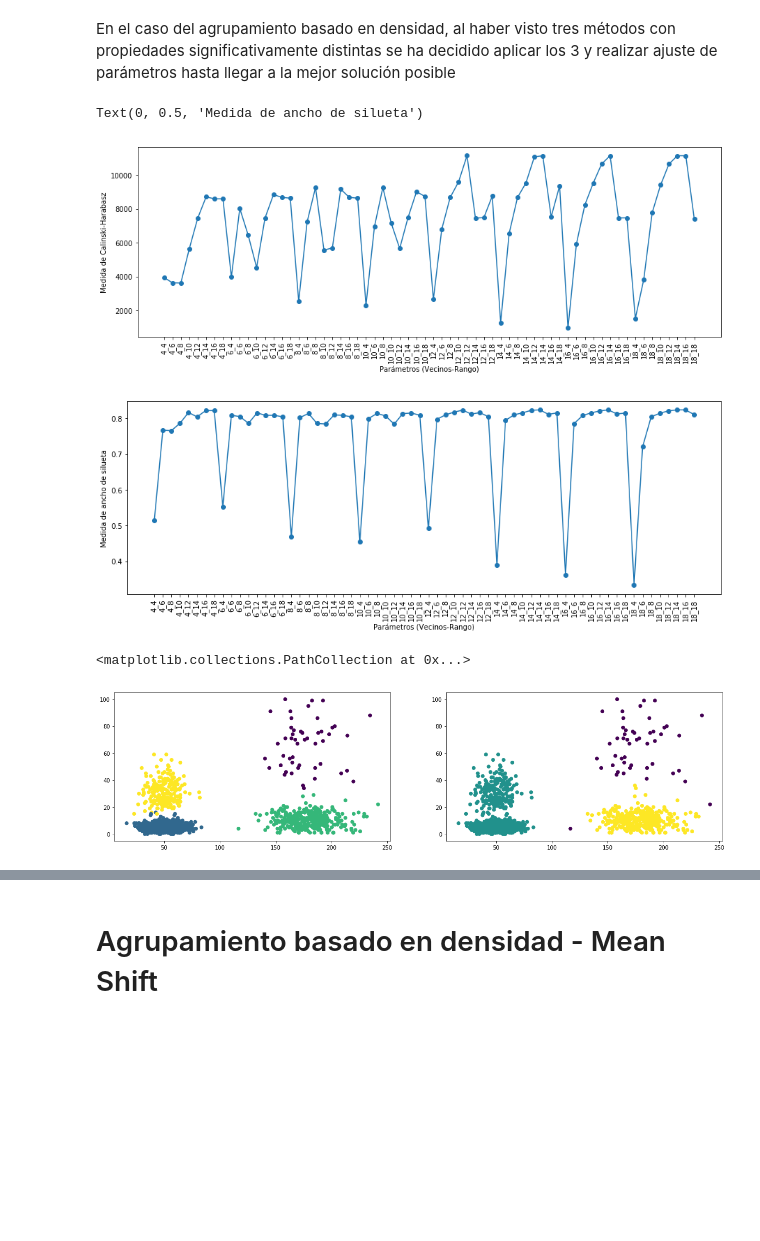
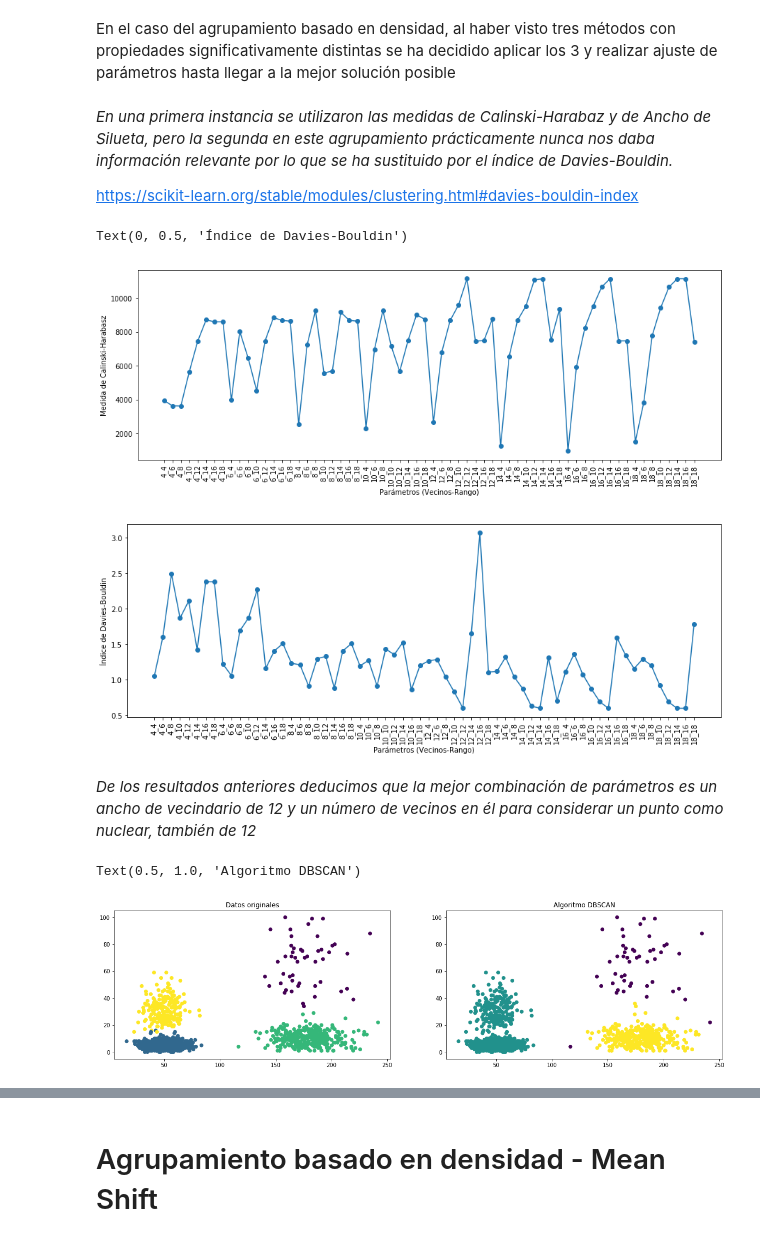
Before and after one commit to Samueljp/TF_AprendizajeNoSupervisado, a Jupyter notebook: Actividad_Final.ipynb, the cells around one changed output, grey strips where cells are left out. Drawn from its saved outputs; the diff is of its cells as text; code cells hidden in the pictures; blank space fills up the shorter version.

```diff
--- a/Actividad_Final.ipynb
+++ b/Actividad_Final.ipynb
@@ -318,18 +337,27 @@ intrinsic_evaluation(Dy-[1], clustering_4_15.fit_predict(Dx).flatten())
 # Agrupamiento basado en densidad - DBSCAN
 # %% [markdown]
 En el caso del agrupamiento basado en densidad, al haber visto tres métodos con propiedades significativamente distintas se ha decidido aplicar los 3 y realizar ajuste de parámetros hasta llegar a la mejor solución posible
+# %% [markdown]
+*En una primera instancia se utilizaron las medidas de Calinski-Harabaz y de Ancho de Silueta, pero la segunda en este agrupamiento prácticamente nunca nos daba información relevante por lo que se ha sustituido por el índice de Davies-Bouldin.*<br>
+
+https://scikit-learn.org/stable/modules/clustering.html#davies-bouldin-index
 # %%
 from sklearn.cluster import DBSCAN
 from sklearn.metrics.pairwise import euclidean_distances
+from sklearn.metrics import davies_bouldin_score
 
 rDBSCAN_cal = {}
-rDBSCAN_sil = {}
-for M in np.arange(4,20,2):
-    for eps in np.arange(4,20,2):
-        modelo = DBSCAN(eps=eps, min_samples=M)
-        Dyp_sk = modelo.fit_predict(Dx)
-        rDBSCAN_cal[str(M) + '_' + str(eps)] = calinski_harabaz_score(Dx, Dyp_sk)
-        rDBSCAN_sil[str(M) + '_' + str(eps)] = silhouette_score(Dx, Dyp_sk)
+rDBSCAN_dav = {}
+
+# El warning que ignoramos es un comportamiento esperado en según que casos para la davies_bouldin:
+# https://github.com/scikit-learn/scikit-learn/issues/12611
+with np.errstate(divide='ignore'):
+    for M in np.arange(4,20,2):
+        for eps in np.arange(4,20,2):
+            modelo = DBSCAN(eps=eps, min_samples=M)
+            Dyp_sk = modelo.fit_predict(Dx)
+            rDBSCAN_cal[str(M) + '_' + str(eps)] = calinski_harabaz_score(Dx, Dyp_sk)
+            rDBSCAN_dav[str(M) + '_' + str(eps)] = davies_bouldin_score(Dx, Dyp_sk)
 
 fig, ax = plt.subplots(figsize=(15,5))
 plt.xticks(rotation=90)
@@ -339,22 +367,26 @@ ax.set_ylabel("Medida de Calinski-Harabasz")
 
 fig, ax = plt.subplots(figsize=(15,5))
 plt.xticks(rotation=90)
-ax.plot(rDBSCAN_sil.keys(), rDBSCAN_sil.values(), linestyle='-', marker='o')
+ax.plot(rDBSCAN_dav.keys(), rDBSCAN_dav.values(), linestyle='-', marker='o')
 ax.set_xlabel("Parámetros (Vecinos-Rango)")
-ax.set_ylabel("Medida de ancho de silueta")
+ax.set_ylabel("Índice de Davies-Bouldin")
 # %% [output]
-Text(0, 0.5, 'Medida de ancho de silueta')
+Text(0, 0.5, 'Índice de Davies-Bouldin')
 [figure]
-[figure, old version]
+[figure, new version]
+# %% [markdown]
+*De los resultados anteriores deducimos que la mejor combinación de parámetros es un ancho de vecindario de 12 y un número de vecinos en él para considerar un punto como nuclear, también de 12*
 # %%
 eps = 12
 M = 12
 clustering = DBSCAN(eps=eps, min_samples=M).fit(Dx)
 
 # Mostrar resultados
 fig, ax = plt.subplots(1,2,figsize=(20,5))
 ax[0].scatter(Dx[:,0], Dx[:,1], c= Dy)
 ax[1].scatter(Dx[:,0], Dx[:,1], c = clustering.labels_)
+ax[0].set_title('Datos originales')
+ax[1].set_title('Algoritmo DBSCAN')
 # %% [output]
-<matplotlib.collections.PathCollection at 0x...>
+Text(0.5, 1.0, 'Algoritmo DBSCAN')
-[figure, old version]
+[figure, new version]
```
Also changed, not shown: parts of 54 cells of this notebook.
